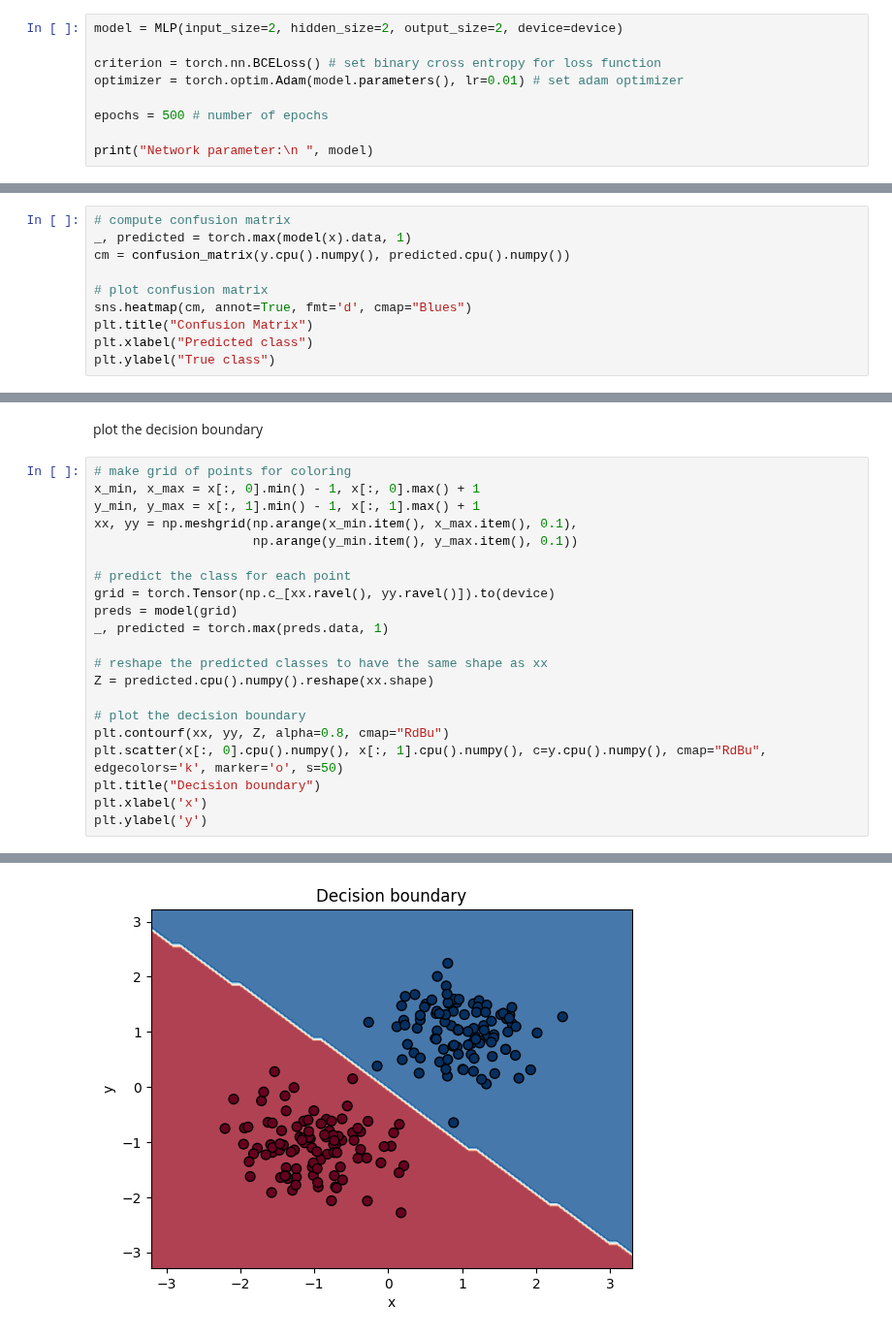
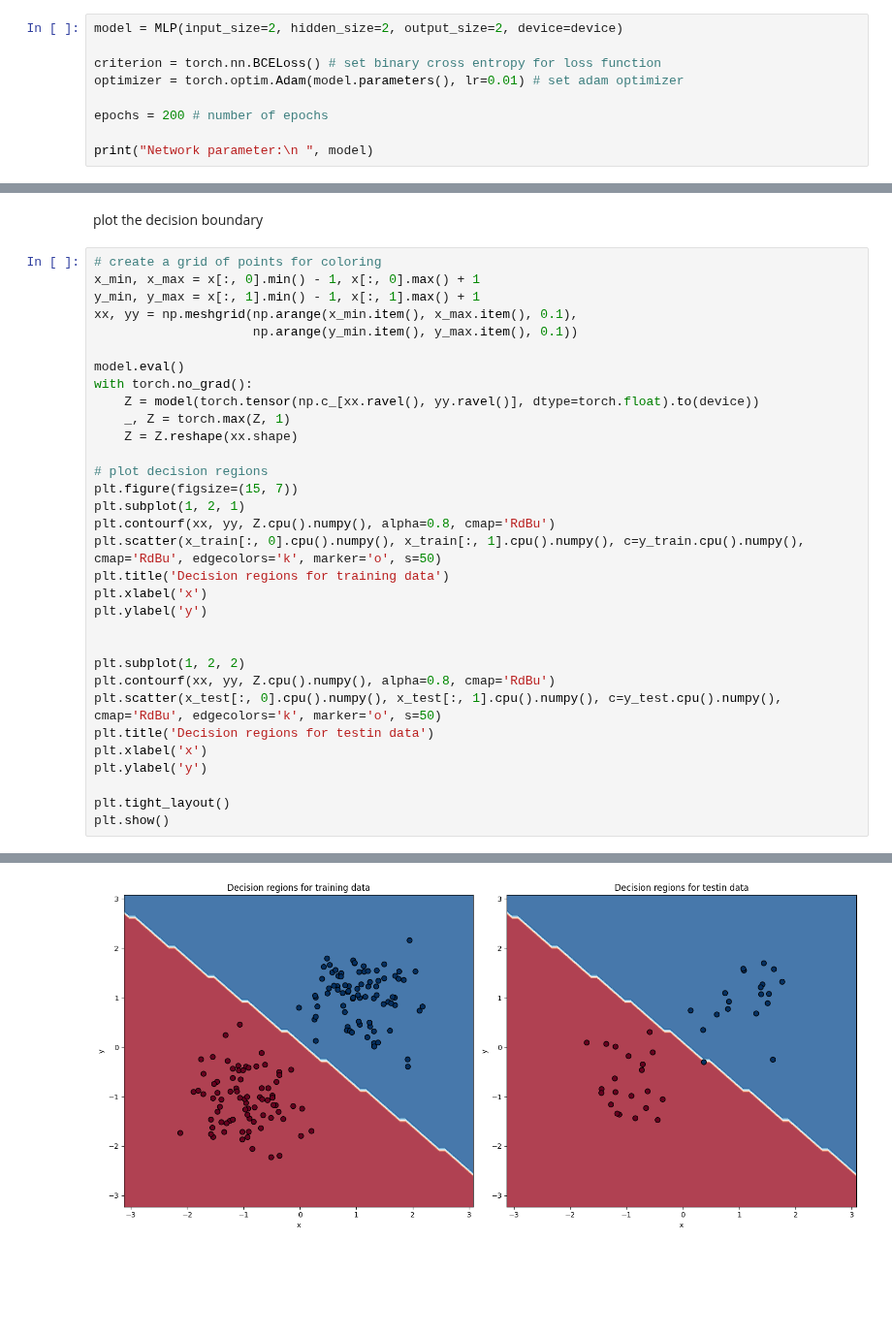
Before and after one commit to rezaAdinepour/Deep-Learning-Homework, a Jupyter notebook: HWs/HW2/Code/Q1.ipynb, the cells around one changed output, grey strips where cells are left out. Shown at 97% size. Drawn from its saved outputs; the diff is of its cells as text; blank space fills up the shorter version.

```diff
--- a/HWs/HW2/Code/Q1.ipynb
+++ b/HWs/HW2/Code/Q1.ipynb
@@ -95,7 +95,7 @@ model = MLP(input_size=2, hidden_size=2, output_size=2, device=device)
 criterion = torch.nn.BCELoss() # set binary cross entropy for loss function
 optimizer = torch.optim.Adam(model.parameters(), lr=0.01) # set adam optimizer
 
-epochs = 500 # number of epochs
+epochs = 200 # number of epochs
 
 print("Network parameter:\n ", model)
 # %% [output]
@@ -203,12 +228,2 @@ plt.legend()
 # %% [markdown]
 plot confusion matrix
-# %%
-# compute confusion matrix
-_, predicted = torch.max(model(x).data, 1)
-cm = confusion_matrix(y.cpu().numpy(), predicted.cpu().numpy())
-
-# plot confusion matrix
-sns.heatmap(cm, annot=True, fmt='d', cmap="Blues")
-plt.title("Confusion Matrix")
-plt.xlabel("Predicted class")
-plt.ylabel("True class")
@@ -218,24 +252,35 @@ Text(50.722222222222214, 0.5, 'True class')
 # %% [markdown]
 plot the decision boundary
 # %%
-# make grid of points for coloring
+# create a grid of points for coloring
 x_min, x_max = x[:, 0].min() - 1, x[:, 0].max() + 1
 y_min, y_max = x[:, 1].min() - 1, x[:, 1].max() + 1
 xx, yy = np.meshgrid(np.arange(x_min.item(), x_max.item(), 0.1),
                      np.arange(y_min.item(), y_max.item(), 0.1))
 
-# predict the class for each point
-grid = torch.Tensor(np.c_[xx.ravel(), yy.ravel()]).to(device)
-preds = model(grid)
-_, predicted = torch.max(preds.data, 1)
+model.eval()
+with torch.no_grad():
+    Z = model(torch.tensor(np.c_[xx.ravel(), yy.ravel()], dtype=torch.float).to(device))
+    _, Z = torch.max(Z, 1)
+    Z = Z.reshape(xx.shape)
 
-# reshape the predicted classes to have the same shape as xx
-Z = predicted.cpu().numpy().reshape(xx.shape)
-
-# plot the decision boundary
-plt.contourf(xx, yy, Z, alpha=0.8, cmap="RdBu")
-plt.scatter(x[:, 0].cpu().numpy(), x[:, 1].cpu().numpy(), c=y.cpu().numpy(), cmap="RdBu", edgecolors='k', marker='o', s=50)
-plt.title("Decision boundary")
+# plot decision regions
+plt.figure(figsize=(15, 7))
+plt.subplot(1, 2, 1)
+plt.contourf(xx, yy, Z.cpu().numpy(), alpha=0.8, cmap='RdBu')
+plt.scatter(x_train[:, 0].cpu().numpy(), x_train[:, 1].cpu().numpy(), c=y_train.cpu().numpy(), cmap='RdBu', edgecolors='k', marker='o', s=50)
+plt.title('Decision regions for training data')
 plt.xlabel('x')
 plt.ylabel('y')
+
+
+plt.subplot(1, 2, 2)
+plt.contourf(xx, yy, Z.cpu().numpy(), alpha=0.8, cmap='RdBu')
+plt.scatter(x_test[:, 0].cpu().numpy(), x_test[:, 1].cpu().numpy(), c=y_test.cpu().numpy(), cmap='RdBu', edgecolors='k', marker='o', s=50)
+plt.title('Decision regions for testin data')
+plt.xlabel('x')
+plt.ylabel('y')
+
+plt.tight_layout()
+plt.show()
 # %% [output]
@@ -243 +287 @@ Text(0, 0.5, 'y')
-[figure, old version]
+[figure, new version]
```
Also changed, not shown: parts of 10 cells of this notebook, 1 other file.
